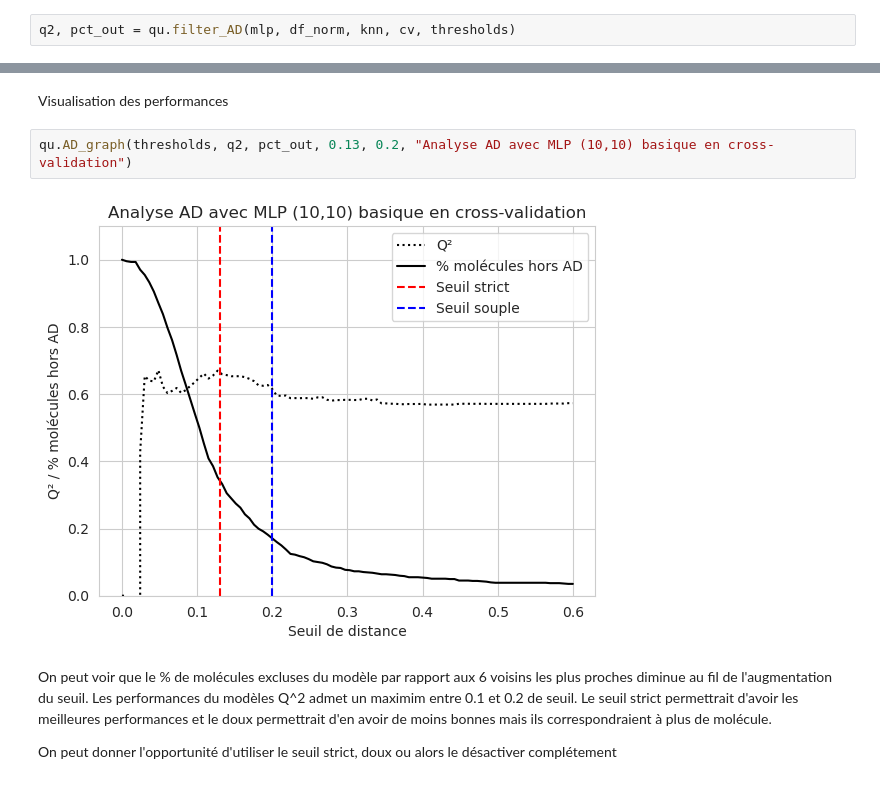
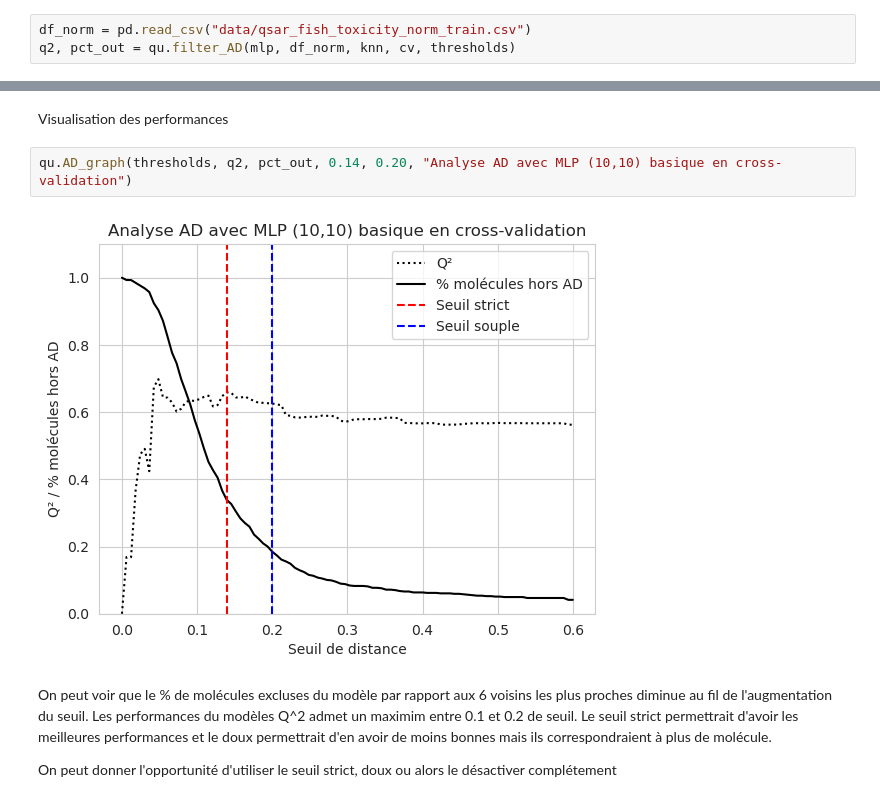
Before and after one commit to Edmondbrn/projet_IA_QSAR, a Jupyter notebook: def_AD_opti_param.ipynb, the cells around one changed output, grey strips where cells are left out. Cells and saved outputs as stored; diff of their text form.

```diff
--- a/def_AD_opti_param.ipynb
+++ b/def_AD_opti_param.ipynb
@@ -150,15 +150,16 @@ cv = KFold(n_splits=5, shuffle=True, random_state=1) # Cross-validation avec 5 s
 # %% [markdown]
 On calcule les q2 et les % en fonction des différents seuils
 # %%
+df_norm = pd.read_csv("data/qsar_fish_toxicity_norm_train.csv")
 q2, pct_out = qu.filter_AD(mlp, df_norm, knn, cv, thresholds)
 # %% [output]
 Seuil : 0.600
 # %% [markdown]
 Visualisation des performances
 # %%
-qu.AD_graph(thresholds, q2, pct_out, 0.13, 0.2, "Analyse AD avec MLP (10,10) basique en cross-validation")
+qu.AD_graph(thresholds, q2, pct_out, 0.14, 0.20, "Analyse AD avec MLP (10,10) basique en cross-validation")
 # %% [output]
-[figure, old version]
+[figure, new version]
 # %% [markdown]
 On peut voir que le % de molécules excluses du modèle par rapport aux 6 voisins les plus proches diminue au fil de l'augmentation du seuil. Les performances du modèles Q^2 admet un maximim entre 0.1 et 0.2 de seuil. Le seuil strict permettrait d'avoir les meilleures performances et le doux permettrait d'en avoir de moins bonnes mais ils correspondraient à plus de molécule.
 
```
Also changed, not shown: 50 other files.
